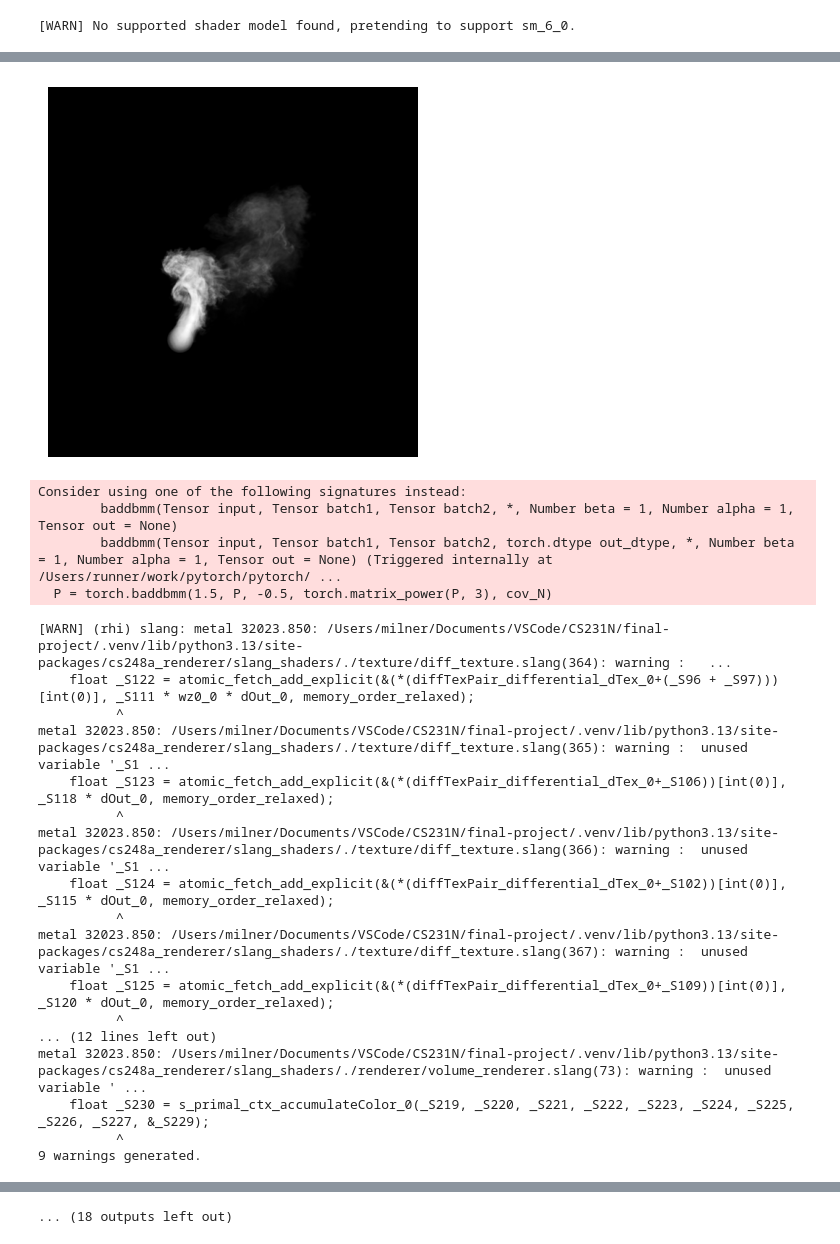
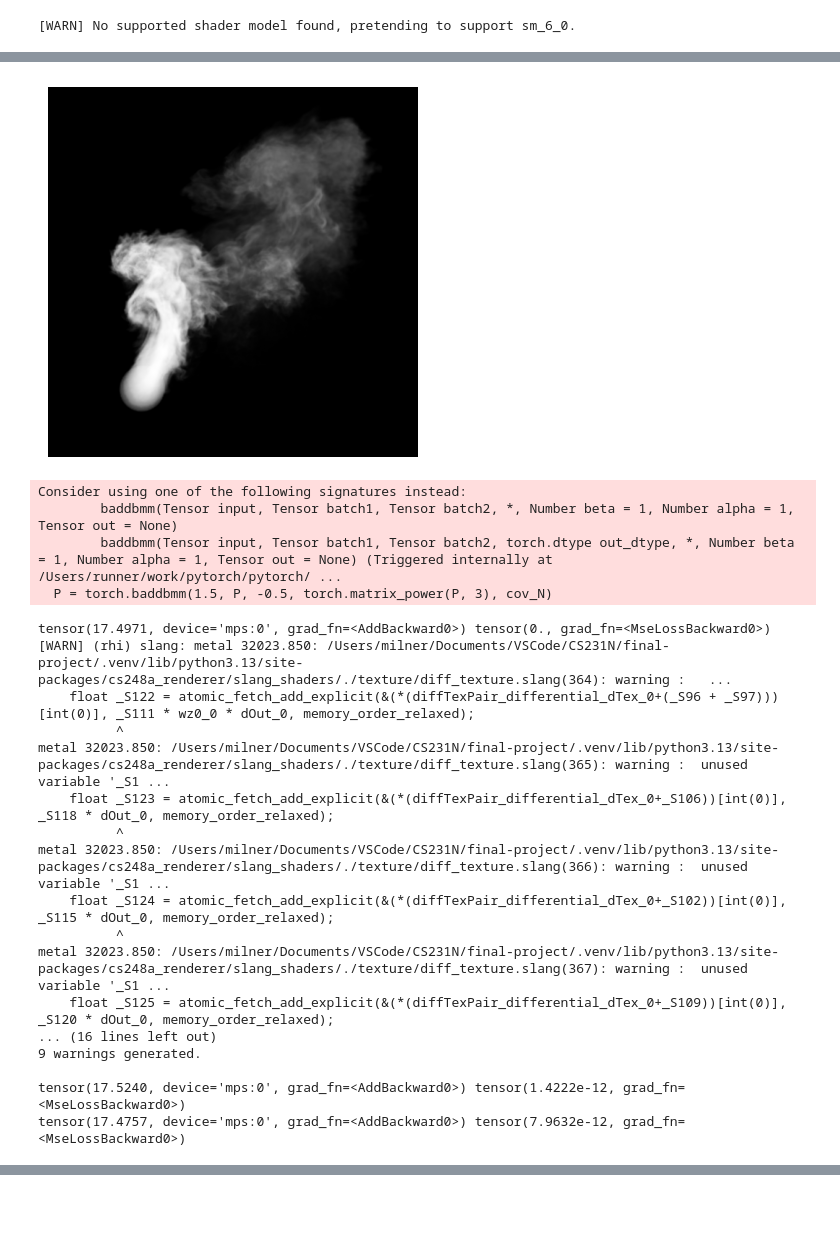
Before and after one commit to scottdmilner/cs231n-final-project, a Jupyter notebook: harness2.ipynb, the cells around one changed output, grey strips where cells are left out. Cells and saved outputs as stored; diff of their text form; code cells hidden in the pictures; blank space fills up the shorter version.

```diff
--- a/harness2.ipynb
+++ b/harness2.ipynb
@@ -26,7 +26,8 @@ renderer_modules = RendererModules(device)
 # %%
 # OUTPUT_IMG_SIZE = (800, 800)
 # PROCESS_IMG_SIZE = (256, 256)
-PROCESS_IMG_SIZE = (512, 512)
+PROCESS_IMG_SIZE = (384, 384)
+# PROCESS_IMG_SIZE = (512, 512)
 PREVIEW_IMG_SIZE = (512, 512)
 
 # create framebuffers
@@ -231,16 +237,16 @@ stylizer = AespaStylizerSDS(sargs, k=params["num_cameras"])#, crop=(500,500))
 # %%
-# cam_transform = RandomCameraTransform(params["cam_dist"], kappa=params["cam_kappa"])
-# canonical_cam = next(RandomCameraTransform(params["cam_dist"], kappa=np.inf))
+cam_transform = RandomCameraTransform(params["cam_dist"], kappa=params["cam_kappa"])
+canonical_cam = next(RandomCameraTransform(params["cam_dist"], kappa=np.inf))
 
-# grid.copyToArray(data_array, ijk=grid.evalLeafBoundingBox()[0])
-# min, max = grid.evalMinMax()
+grid.copyToArray(data_array, ijk=grid.evalLeafBoundingBox()[0])
+min, max = grid.evalMinMax()
 
-# # normalize data
-# data_array = 0.5 * ((data_array + min) / (max - min))
-# original_tensor = torch.tensor(data_array.astype(np.float32))
-# # input_tensor = torch.tensor(data_array.astype(np.float32), requires_grad=True)
-# original_density_total = original_tensor.sum()
+# normalize data
+data_array = 0.5 * ((data_array + min) / (max - min))
+original_tensor = torch.tensor(data_array.astype(np.float32))
+# input_tensor = torch.tensor(data_array.astype(np.float32), requires_grad=True)
+original_density_total = original_tensor.sum()
 
-# dense_volume = make_dense_volume(original_tensor)
+dense_volume = make_dense_volume(original_tensor)
 
-# show_preview(dense_volume, canonical_cam, params["cam_fov"])
+show_preview(dense_volume, canonical_cam, params["cam_fov"])
@@ -256,13 +264,14 @@ data_array = 0.5 * ((data_array + min) / (max - min))
 original_tensor = torch.tensor(data_array.astype(np.float32))
 # input_tensor = torch.tensor(data_array.astype(np.float32), requires_grad=True)
 original_density_total = original_tensor.sum()
+original_density_mean = original_tensor.mean()
 
 batch_losses = []
 
 density_gain = torch.zeros_like(original_tensor, requires_grad=True)
 
 optim = torch.optim.Adam([density_gain], lr=params["learning_rate"])
-scheduler = torch.optim.lr_scheduler.ExponentialLR(optim, 0.99)
+# scheduler = torch.optim.lr_scheduler.ExponentialLR(optim, 0.99)
 
 # dense_mask_volume = make_dense_volume(original_tensor)
 # mask_renderer.load_volume(dense_mask_volume)
@@ -274,7 +283,7 @@ for epoch in tqdm(range(params["num_epochs"]), desc="Epochs"):
 
     scaled_input = original_tensor * torch.exp(density_gain)
     # preserve density
-    scaled_input.multiply_(original_density_total / scaled_input.sum())
+    # scaled_input.multiply_(original_density_total / scaled_input.sum())
     dense_volume = make_dense_volume(scaled_input)
 
     renderer.load_volume(volume=dense_volume)
@@ -302,14 +311,16 @@ for epoch in tqdm(range(params["num_epochs"]), desc="Epochs"):
 
     style_loss = stylizer.loss(render_stack) #, mask_stack)
 
-    loss_fn = torch.nn.MSELoss()
-    # content_loss = loss_fn(scaled_input, original_tensor)
-    # print(style_loss, 1000*content_loss)
-    # loss = style_loss + 1000*content_loss
+    # loss_fn = torch.nn.MSELoss()
+    # content_loss = 1000*loss_fn(scaled_input, original_tensor)
+    # print(style_loss, content_loss, tv_loss)
+    # loss = style_loss + content_loss + tv_loss
     # print(style_loss, tv_loss)
     # loss = style_loss + tv_loss
     # batch_loss = loss.sum().item()
-    loss = style_loss
+    density_loss = torch.nn.functional.mse_loss(original_density_mean, scaled_input.mean())
+    loss = style_loss + density_loss
+    print(style_loss, density_loss)
     batch_loss = loss.item()
 
     loss.backward()
@@ -363,39 +374,40 @@ for epoch in tqdm(range(params["num_epochs"]), desc="Epochs"):
         # if input_tensor.grad is not None:
         #     input_tensor.grad = input_tensor.grad + torch.tensor(gain_acc) / params["num_cameras"]
         # else:
         #     input_tensor.grad = torch.tensor(gain_acc) / params["num_cameras"]
         # assert(input_tensor.grad == None)
 
 
     optim.step()
 
     # with torch.no_grad():
     #     density_gain.subtract_(density_gain.mean())
     #     # input_tensor.clamp_(0, 100)
     #     density_gain.clamp_(0, 100)
 
     batch_losses.append(batch_loss)
 
-    scheduler.step()
+    # scheduler.step()
 
 fig, axs = plt.subplots(2, 2, figsize=(10, 10))
 im1 = axs[0, 0].imshow(first_images[0], cmap="gray")
 im2 = axs[1, 0].imshow(first_images[1])
 im3 = axs[0, 1].imshow(last_images[0], cmap="gray")
 im4 = axs[1, 1].imshow(last_images[1])
 
 for axi in axs:
     for axj in axi:
         axj.axis("off")
 fig.colorbar(im2, ax=axs[1,0])
 fig.colorbar(im4, ax=axs[1,1])
 plt.show()
 # %% [output]
-[figure, old version]
+[figure, new version]
 Consider using one of the following signatures instead:
         baddbmm(Tensor input, Tensor batch1, Tensor batch2, *, Number beta = 1, Number alpha = 1, Tensor out = None)
         baddbmm(Tensor input, Tensor batch1, Tensor batch2, torch.dtype out_dtype, *, Number beta = 1, Number alpha = 1, Tensor out = None) (Triggered internally at /Users/runner/work/pytorch/pytorch/ ...
   P = torch.baddbmm(1.5, P, -0.5, torch.matrix_power(P, 3), cov_N)
+tensor(17.4971, device='mps:0', grad_fn=<AddBackward0>) tensor(0., grad_fn=<MseLossBackward0>)
 [WARN] (rhi) slang: metal 32023.850: /Users/milner/Documents/VSCode/CS231N/final-project/.venv/lib/python3.13/site-packages/cs248a_renderer/slang_shaders/./texture/diff_texture.slang(364): warning :   ...
     float _S122 = atomic_fetch_add_explicit(&(*(diffTexPair_differential_dTex_0+(_S96 + _S97)))[int(0)], _S111 * wz0_0 * dOut_0, memory_order_relaxed);
           ^
@@ -407,9 +419,8 @@ metal 32023.850: /Users/milner/Documents/VSCode/CS231N/final-project/.venv/lib/p
           ^
 metal 32023.850: /Users/milner/Documents/VSCode/CS231N/final-project/.venv/lib/python3.13/site-packages/cs248a_renderer/slang_shaders/./texture/diff_texture.slang(367): warning :  unused variable '_S1 ...
     float _S125 = atomic_fetch_add_explicit(&(*(diffTexPair_differential_dTex_0+_S109))[int(0)], _S120 * dOut_0, memory_order_relaxed);
-          ^
-... (12 lines left out)
-metal 32023.850: /Users/milner/Documents/VSCode/CS231N/final-project/.venv/lib/python3.13/site-packages/cs248a_renderer/slang_shaders/./renderer/volume_renderer.slang(73): warning :  unused variable ' ...
-    float _S230 = s_primal_ctx_accumulateColor_0(_S219, _S220, _S221, _S222, _S223, _S224, _S225, _S226, _S227, &_S229);
-          ^
+... (16 lines left out)
 9 warnings generated.
+
+tensor(17.5240, device='mps:0', grad_fn=<AddBackward0>) tensor(1.4222e-12, grad_fn=<MseLossBackward0>)
+tensor(17.4757, device='mps:0', grad_fn=<AddBackward0>) tensor(7.9632e-12, grad_fn=<MseLossBackward0>)
@@ -425,4 +427,3 @@ metal 32023.850: /Users/milner/Documents/VSCode/CS231N/final-project/.venv/lib/p
-... (18 outputs left out)
 # %%
 renderer.render(canonical_cam, params["cam_fov"])
 
```
Also changed, not shown: parts of 8 cells of this notebook, 6 other files.
